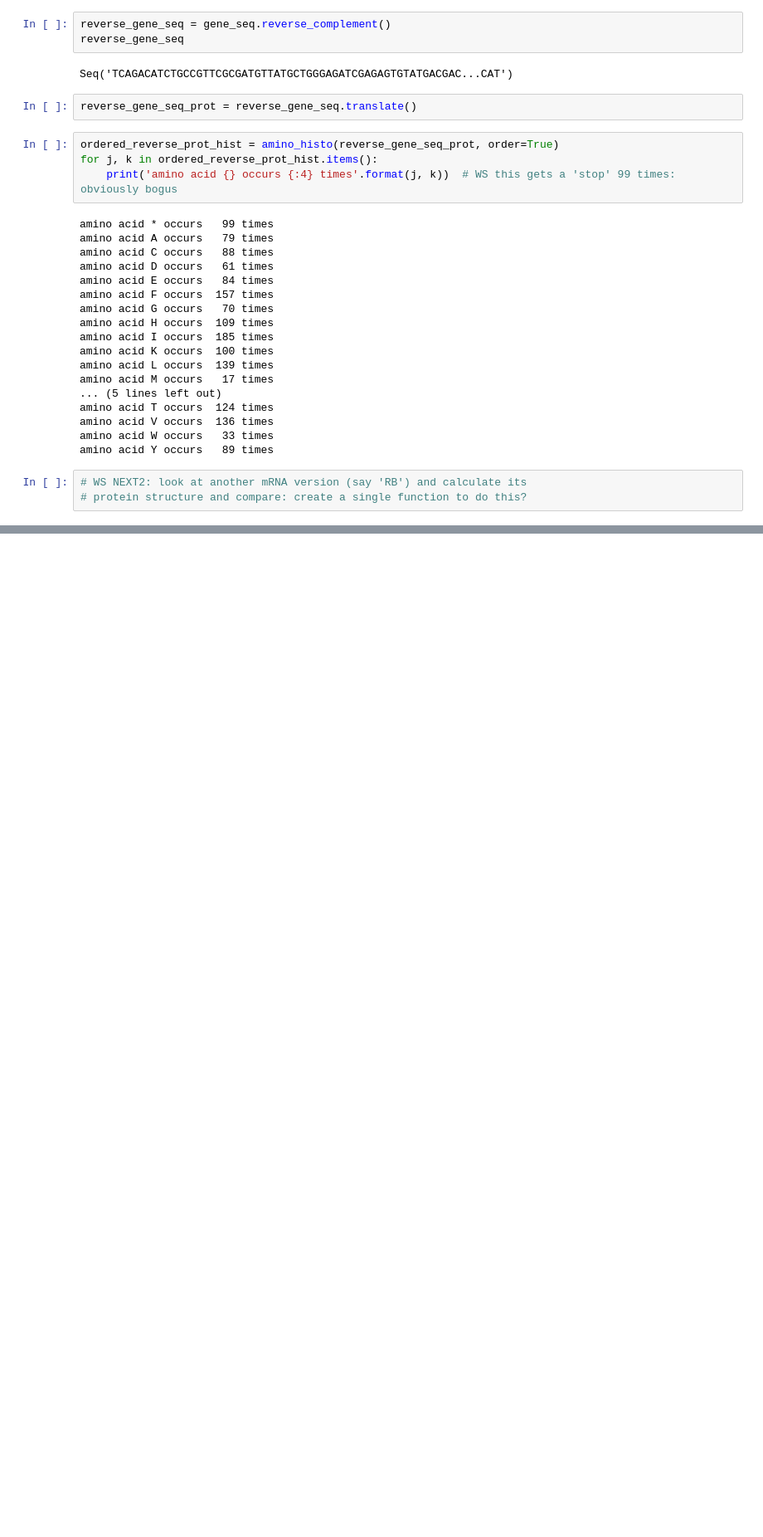
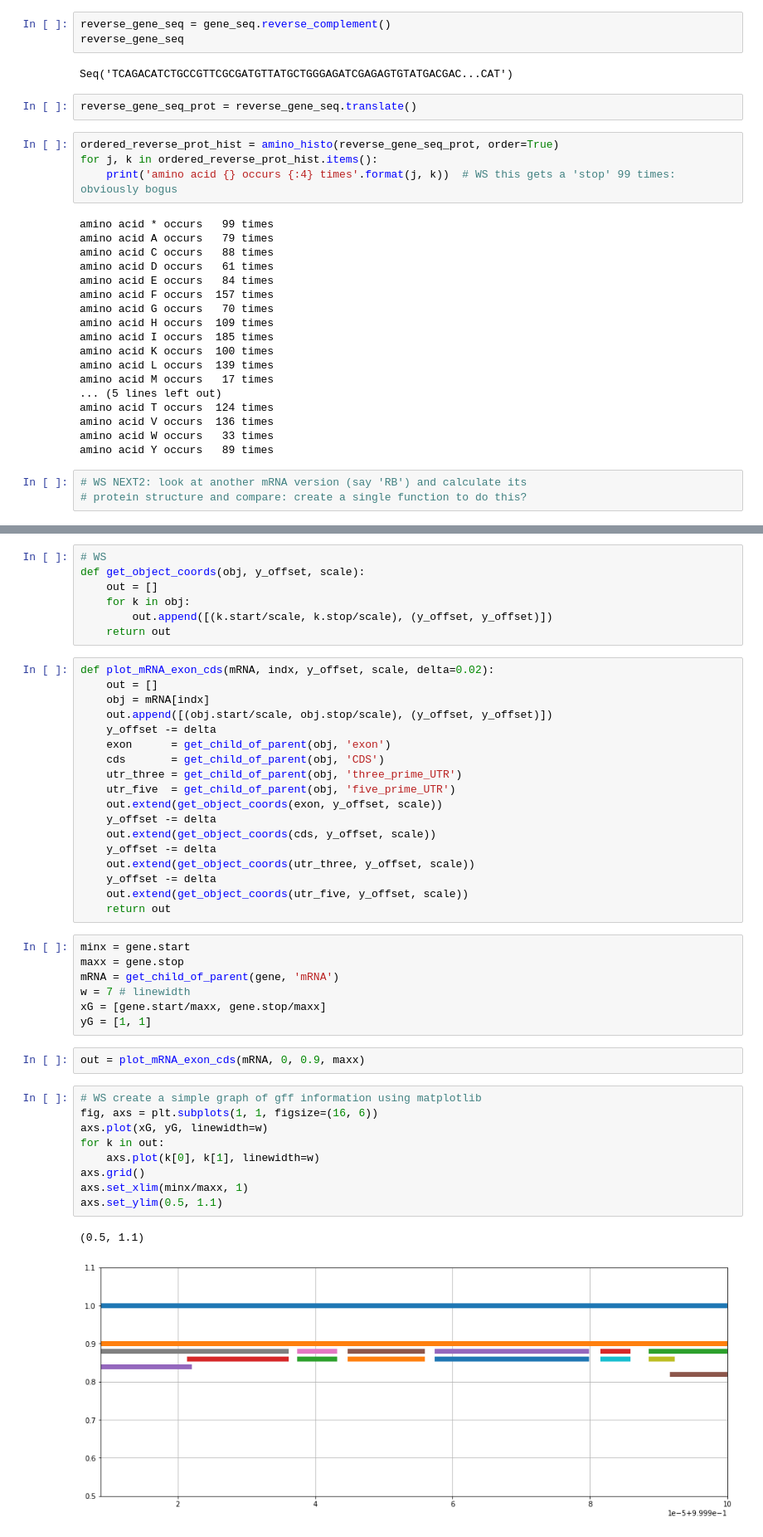
Before and after one commit to wesmith/Bioinformatics-with-Python-Cookbook-third-edition, a Jupyter notebook: WS_notebooks/WS_ch05D.ipynb, the cells around one changed output, grey strips where cells are left out. Shown at 83% size. Drawn from its saved outputs; the diff is of its cells as text; blank space fills up the shorter version.

Commit message:
started plotting mRNA, exon, CDS, UTR extents: success

```diff
--- a/WS_notebooks/WS_ch05D.ipynb
+++ b/WS_notebooks/WS_ch05D.ipynb
@@ -320,0 +333,46 @@ amino acid Y occurs   89 times
+# %%
+# WS
+def get_object_coords(obj, y_offset, scale):
+    out = []
+    for k in obj:
+        out.append([(k.start/scale, k.stop/scale), (y_offset, y_offset)])
+    return out
+# %%
+def plot_mRNA_exon_cds(mRNA, indx, y_offset, scale, delta=0.02):
+    out = []
+    obj = mRNA[indx]
+    out.append([(obj.start/scale, obj.stop/scale), (y_offset, y_offset)])
+    y_offset -= delta
+    exon      = get_child_of_parent(obj, 'exon')
+    cds       = get_child_of_parent(obj, 'CDS')
+    utr_three = get_child_of_parent(obj, 'three_prime_UTR')
+    utr_five  = get_child_of_parent(obj, 'five_prime_UTR')
+    out.extend(get_object_coords(exon, y_offset, scale))
+    y_offset -= delta
+    out.extend(get_object_coords(cds, y_offset, scale))
+    y_offset -= delta
+    out.extend(get_object_coords(utr_three, y_offset, scale))
+    y_offset -= delta
+    out.extend(get_object_coords(utr_five, y_offset, scale))
+    return out
+# %%
+minx = gene.start
+maxx = gene.stop
+mRNA = get_child_of_parent(gene, 'mRNA')
+w = 7 # linewidth
+xG = [gene.start/maxx, gene.stop/maxx]
+yG = [1, 1]
+# %%
+out = plot_mRNA_exon_cds(mRNA, 0, 0.9, maxx)
+# %%
+# WS create a simple graph of gff information using matplotlib
+fig, axs = plt.subplots(1, 1, figsize=(16, 6))
+axs.plot(xG, yG, linewidth=w)
+for k in out:
+    axs.plot(k[0], k[1], linewidth=w)
+axs.grid()
+axs.set_xlim(minx/maxx, 1)
+axs.set_ylim(0.5, 1.1)
+# %% [output]
+(0.5, 1.1)
+[figure, added]
```
Also changed, not shown: parts of 4 cells of this notebook.
